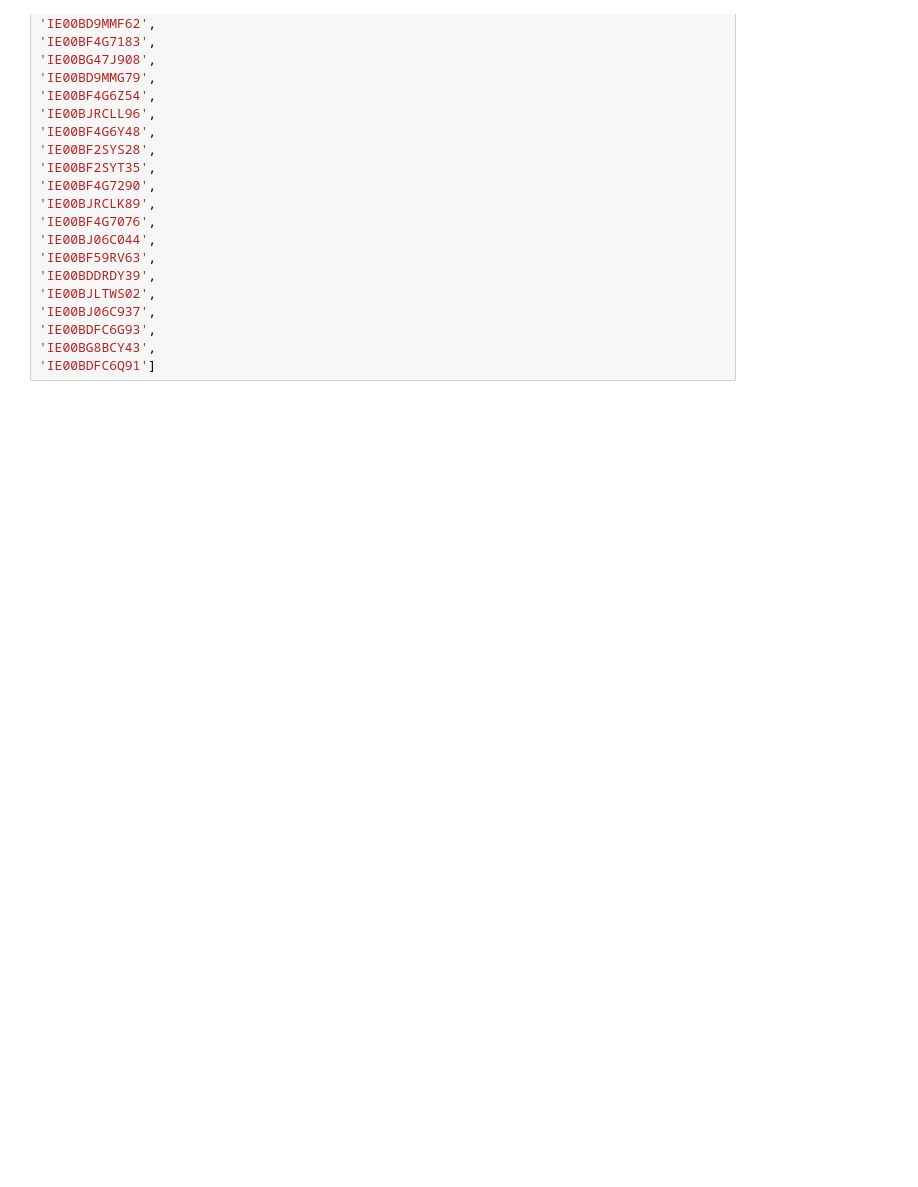
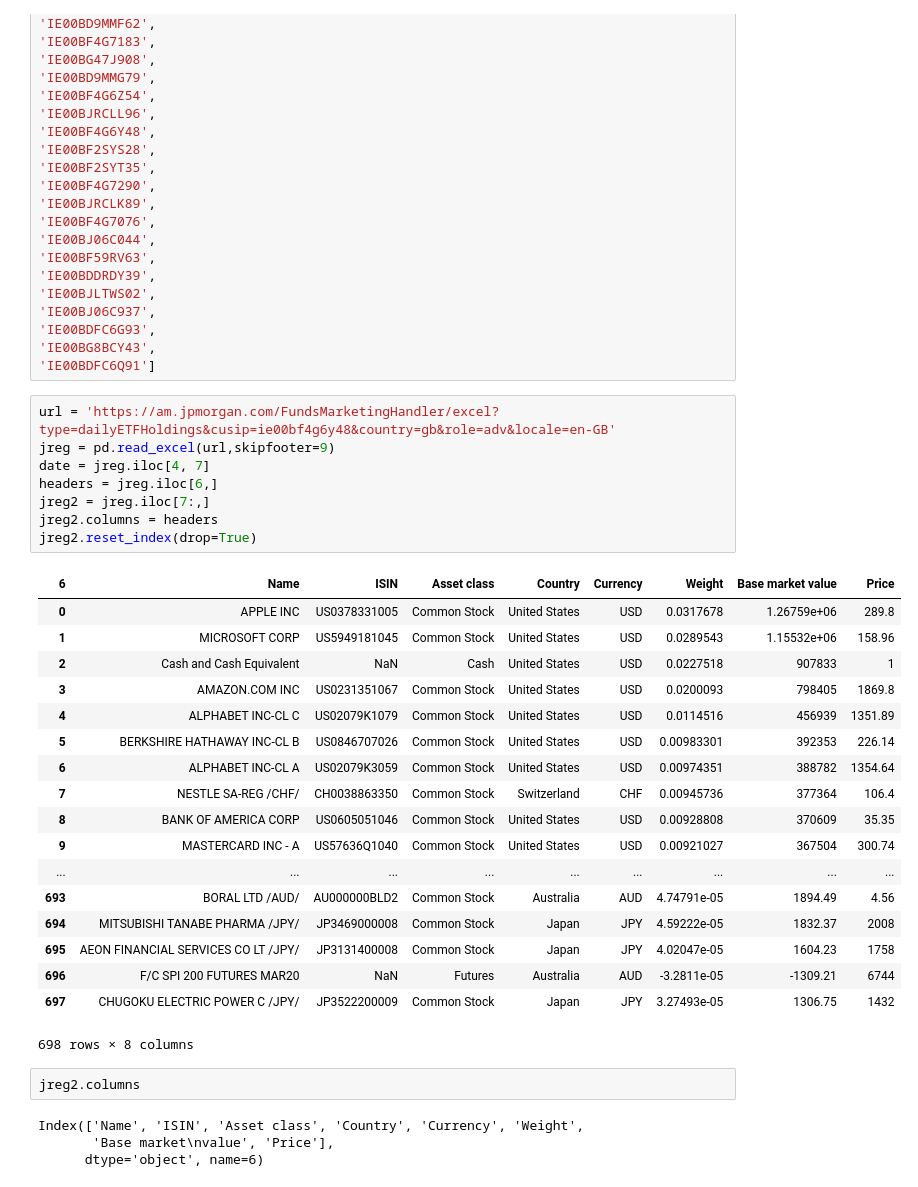
Before and after one commit to ME-64/etf-data-git, a Jupyter notebook: scrap_notebook.ipynb, the cells around one changed output. Saved outputs shown, nothing was run; the diff lists cells and outputs as text; blank space fills up the shorter version.

```diff
--- a/scrap_notebook.ipynb
+++ b/scrap_notebook.ipynb
@@ -54,3 +79,36 @@ isins =['IE00BYVZV757',
 'IE00BDFC6G93',
 'IE00BG8BCY43',
 'IE00BDFC6Q91']
+# %%
+url = 'https://am.jpmorgan.com/FundsMarketingHandler/excel?type=dailyETFHoldings&cusip=ie00bf4g6y48&country=gb&role=adv&locale=en-GB'
+jreg = pd.read_excel(url,skipfooter=9)
+date = jreg.iloc[4, 7]
+headers = jreg.iloc[6,]
+jreg2 = jreg.iloc[7:,]
+jreg2.columns = headers
+jreg2.reset_index(drop=True)
+# %% [output]
+| 6 | Name | ISIN | Asset class | Country | Currency | Weight | Base market value | Price |
+| 0 | APPLE INC | US0378331005 | Common Stock | United States | USD | 0.0317678 | 1.26759e+06 | 289.8 |
+| 1 | MICROSOFT CORP | US5949181045 | Common Stock | United States | USD | 0.0289543 | 1.15532e+06 | 158.96 |
+| 2 | Cash and Cash Equivalent | NaN | Cash | United States | USD | 0.0227518 | 907833 | 1 |
+| 3 | AMAZON.COM INC | US0231351067 | Common Stock | United States | USD | 0.0200093 | 798405 | 1869.8 |
+| 4 | ALPHABET INC-CL C | US02079K1079 | Common Stock | United States | USD | 0.0114516 | 456939 | 1351.89 |
+| 5 | BERKSHIRE HATHAWAY INC-CL B | US0846707026 | Common Stock | United States | USD | 0.00983301 | 392353 | 226.14 |
+| 6 | ALPHABET INC-CL A | US02079K3059 | Common Stock | United States | USD | 0.00974351 | 388782 | 1354.64 |
+| 7 | NESTLE SA-REG /CHF/ | CH0038863350 | Common Stock | Switzerland | CHF | 0.00945736 | 377364 | 106.4 |
+| 8 | BANK OF AMERICA CORP | US0605051046 | Common Stock | United States | USD | 0.00928808 | 370609 | 35.35 |
+| 9 | MASTERCARD INC - A | US57636Q1040 | Common Stock | United States | USD | 0.00921027 | 367504 | 300.74 |
+| ... | ... | ... | ... | ... | ... | ... | ... | ... |
+| 693 | BORAL LTD /AUD/ | AU000000BLD2 | Common Stock | Australia | AUD | 4.74791e-05 | 1894.49 | 4.56 |
+| 694 | MITSUBISHI TANABE PHARMA /JPY/ | JP3469000008 | Common Stock | Japan | JPY | 4.59222e-05 | 1832.37 | 2008 |
+| 695 | AEON FINANCIAL SERVICES CO LT /JPY/ | JP3131400008 | Common Stock | Japan | JPY | 4.02047e-05 | 1604.23 | 1758 |
+| 696 | F/C SPI 200 FUTURES MAR20 | NaN | Futures | Australia | AUD | -3.2811e-05 | -1309.21 | 6744 |
+| 697 | CHUGOKU ELECTRIC POWER C /JPY/ | JP3522200009 | Common Stock | Japan | JPY | 3.27493e-05 | 1306.75 | 1432 |
+698 rows × 8 columns
+# %%
+jreg2.columns
+# %% [output]
+Index(['Name', 'ISIN', 'Asset class', 'Country', 'Currency', 'Weight',
+       'Base market\nvalue', 'Price'],
+      dtype='object', name=6)
```
Also changed, not shown: parts of 9 cells of this notebook, 2 other files.
